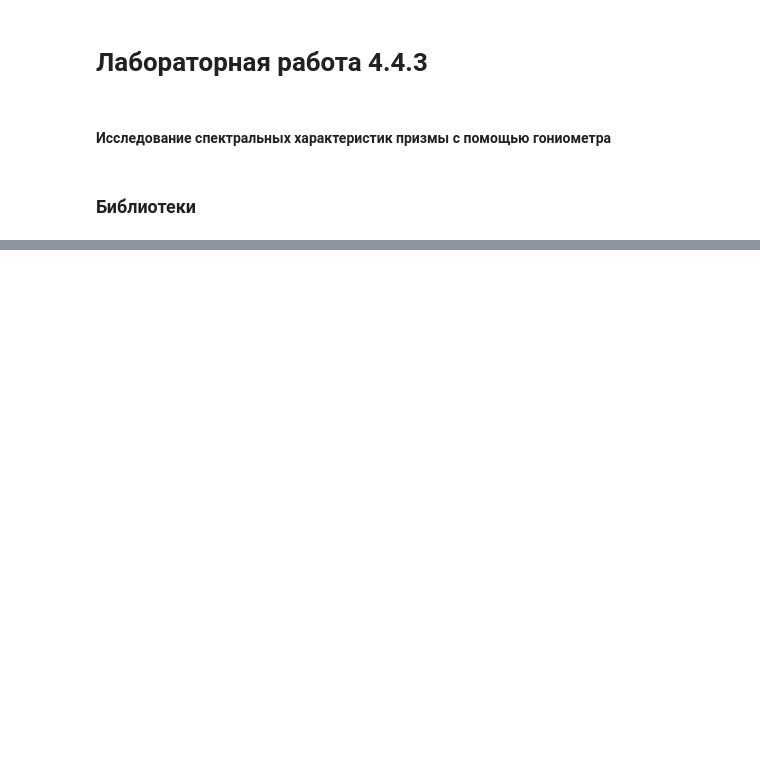
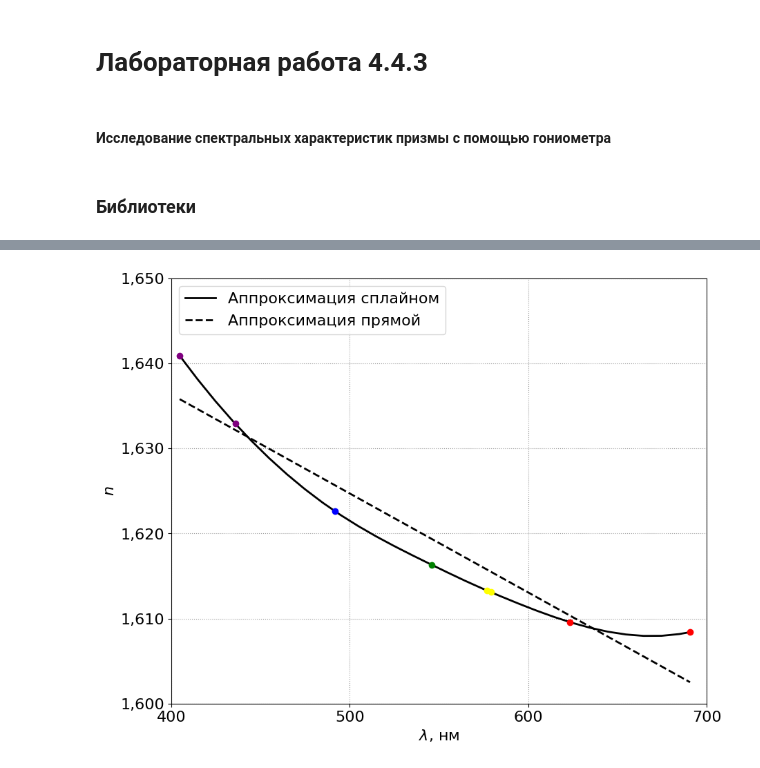
Before and after one commit to ArtemMaslov/mipt_labs, a Jupyter notebook: 5 - 4.4.3/Обработка.ipynb, the cells around one changed output, grey strips where cells are left out. Cells and saved outputs as stored; diff of their text form; code cells hidden in the pictures; blank space fills up the shorter version.

```diff
--- a/5 - 4.4.3/Обработка.ipynb
+++ b/5 - 4.4.3/Обработка.ipynb
@@ -158,0 +194,6 @@ def CreateHorizontalTable(fileName, dataRows,
+# %%
+prism_angle = toRad(63, 8, 35)
+sig_prism_angle = sig_angle * (2)**0.5
+eps_prism_angle = sig_prism_angle / prism_angle
+
+print("prism_angle = {:s} +- {:s}. {:.5f} %".format(toGrad(prism_angle), toGrad(sig_prism_angle), eps_prism_angle))
@@ -158,0 +315,90 @@ def CreateHorizontalTable(fileName, dataRows,
+# %%
+xMin = 400
+xMax = 700.01
+
+yMin = 1.600
+yMax = 1.65001
+
+xLabel          = r'$\lambda$, нм'
+yLabel          = r'$n$'
+
+xMinorStep      = 0
+xMajorStep      = 100
+
+yMinorStep      = 0
+yMajorStep      = 10e-3
+
+xTickMultiplier = 1
+yTickMultiplier = 1
+
+xPrecision      = 0
+yPrecision      = 3
+
+# Построение графика.
+
+mpl.rcParams['font.size'] = 16
+
+fig  = plt.figure(figsize = (10,8), dpi = 100)
+axes = fig.add_subplot()
+
+fig.set_facecolor("white")
+
+# Заголовок
+
+plt.xlabel(xLabel)
+plt.ylabel(yLabel)
+
+# Линии
+for st in range(0, len(n)):
+    plt.errorbar(lambdas[st], n[st], yerr = 0, xerr = 0, fmt = 'o', linewidth = 3, color = colors[st])
+
+_x = np.array(list(np.arange(lambdas[0], lambdas[-1], 10)) + [lambdas[-1]])
+plt.plot(_x, interp1(_x), '-', linewidth = 2, color = 'black', label = r'Аппроксимация сплайном')
+plt.plot(_x, Line(_x, *popt1), '--', linewidth = 2, color = 'black', label = r'Аппроксимация прямой')
+
+# Оформление масштабных чёрточек
+
+if yMajorStep > 0:
+    y_major_ticks = np.arange(yMin, yMax, yMajorStep)
+    axes.set_yticks(y_major_ticks)
+
+if yMinorStep > 0:
+    y_minor_ticks = np.arange(yMin, yMax, yMinorStep)
+    axes.set_yticks(y_minor_ticks, minor = True)
+
+if xMajorStep > 0:
+    x_major_ticks = np.arange(xMin, xMax, xMajorStep)
+    axes.set_xticks(x_major_ticks)
+
+if xMinorStep > 0:
+    x_minor_ticks = np.arange(xMin, xMax, xMinorStep)
+    axes.set_xticks(x_minor_ticks, minor = True)
+
+# Пределы графика
+
+plt.xlim([xMin, xMax])
+plt.ylim([yMin, yMax])
+
+# Форматирование чёрточек
+
+def xTickFormatter(tickVal, position):
+    return "{:.{prec}f}".format(tickVal * xTickMultiplier, prec = xPrecision).replace('.', ',')
+
+def yTickFormatter(tickVal, position):
+    return "{:.{prec}f}".format(tickVal * yTickMultiplier, prec = yPrecision).replace('.', ',')
+
+axes.xaxis.set_major_formatter(ticker.FuncFormatter(xTickFormatter))
+axes.yaxis.set_major_formatter(ticker.FuncFormatter(yTickFormatter))
+
+# Легенда
+plt.legend(loc = 'upper left')
+
+# Сетка
+plt.grid(which='major', linestyle = ':', c = 'black', alpha = 0.4)
+plt.grid(which='minor', linestyle = ':', c = 'black', alpha = 0.1)
+
+# Вывод
+plt.savefig("Графики/n(lambda).png")
+plt.show()
+# %% [output]
+[figure, added]
```
Also changed, not shown: parts of 8 cells of this notebook, 7 other files.
